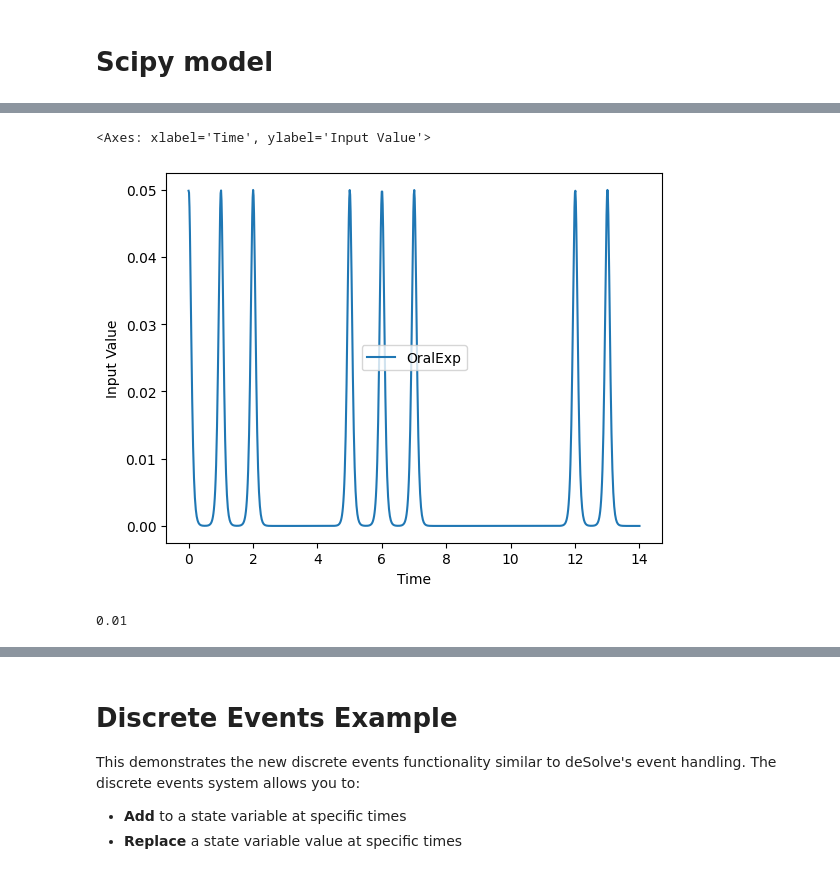
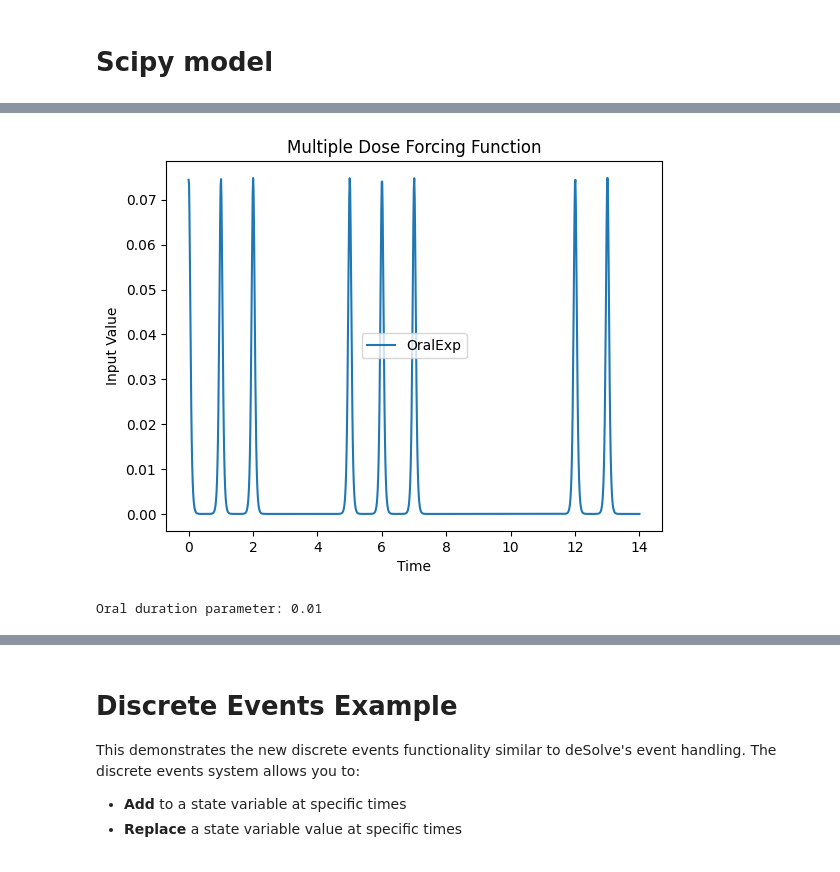
Before and after one commit to USEPA/PyMCSimMod, a Jupyter notebook: docs/notebooks/pk_dosing.ipynb, the cells around one changed output, grey strips where cells are left out. Drawn from its saved outputs; the diff is of its cells as text; code cells hidden in the pictures.

```diff
--- a/docs/notebooks/pk_dosing.ipynb
+++ b/docs/notebooks/pk_dosing.ipynb
@@ -88,11 +111,20 @@ solution.plot_inputs(variables='OralExp')
 # %%
 %%time
-jax_model = JaxModel(model=filename)
-#jax_model.update_Y0(A0=50.)
-jax_model.update_constants(OralDose=100)
-jax_model.assign_forcing_function('OralExp', 'NDoses', t0_list=[0, 1, 2, 5, 6, 7, 12, 13], duration=jax_model.parameters['OralDur'])
+# Example 2: JAX model with multiple discrete doses
+jax_model_doses = create_model(filename, backend="jax")
+jax_model_doses.update_constants(OralDose=100)
+jax_model_doses.assign_forcing_function(
+    'OralExp',
+    'NDoses',
+    t0_list=[0, 1, 2, 5, 6, 7, 12, 13],
+    duration=jax_model_doses.parameters['OralDur'],
+    s=15.0  # Custom smoothing parameter
+)
+
 times = np.linspace(0, 14, 1000)
-solution = jax_model.run_model(times)
+solution = jax_model_doses.run_model(times)
 solution.plot_results(variables='C')
+plt.title('JAX Model: Multiple Discrete Doses')
+plt.show()
 # %% [output]
 WARNING: No t_error rule is defined
@@ -103,11 +134,14 @@ Wall time: 863 ms
 # %%
+# Plot the multiple dose forcing function
 solution.plot_inputs(variables='OralExp')
+plt.title('Multiple Dose Forcing Function')
+plt.show()
 # %% [output]
-<Axes: xlabel='Time', ylabel='Input Value'>
-[figure, old version]
+[figure, new version]
 # %%
-jax_model.parameters['OralDur']
+# Check the oral duration parameter
+print(f"Oral duration parameter: {jax_model_doses.parameters['OralDur']}")
 # %% [output]
-0.01
+Oral duration parameter: 0.01
 # %%
 %%time
```
Also changed, not shown: parts of 16 cells of this notebook.
